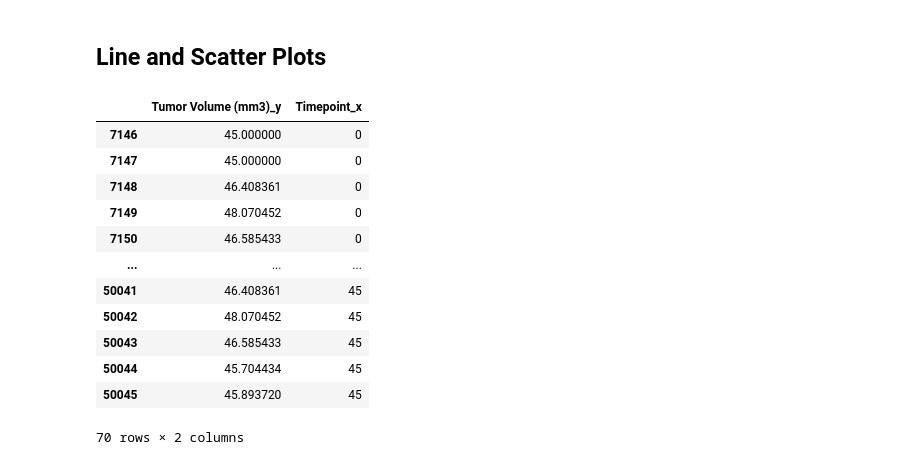
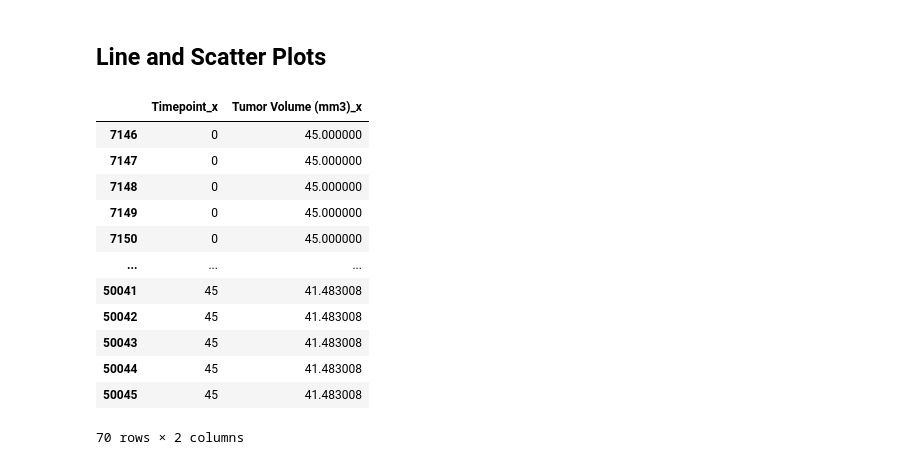
Before and after one commit to nfaber1/matplotlib-challenge, a Jupyter notebook: matplotlib-challenge-code.ipynb, the cells around one changed output. Drawn from its saved outputs; the diff is of its cells as text; code cells hidden in the pictures.

```diff
--- a/matplotlib-challenge-code.ipynb
+++ b/matplotlib-challenge-code.ipynb
@@ -401,19 +397,19 @@ plt.show()
 # %%
 aa=study_data_complete21.loc[study_data_complete21['Mouse ID'] == ("l509")]
 aa.rename(columns={'Tumor Volume (mm3)_x':'Tumor_Volume_mm3_x'})
-bb=aa.loc[:, ['Tumor Volume (mm3)_y', 'Timepoint_x']]
+bb=aa.loc[:, ['Timepoint_x','Tumor Volume (mm3)_x']]
 bb
 # %% [output]
-|  | Tumor Volume (mm3)_y | Timepoint_x |
-| 7146 | 45.000000 | 0 |
-| 7147 | 45.000000 | 0 |
-| 7148 | 46.408361 | 0 |
-| 7149 | 48.070452 | 0 |
-| 7150 | 46.585433 | 0 |
+|  | Timepoint_x | Tumor Volume (mm3)_x |
+| 7146 | 0 | 45.000000 |
+| 7147 | 0 | 45.000000 |
+| 7148 | 0 | 45.000000 |
+| 7149 | 0 | 45.000000 |
+| 7150 | 0 | 45.000000 |
 | ... | ... | ... |
-| 50041 | 46.408361 | 45 |
-| 50042 | 48.070452 | 45 |
-| 50043 | 46.585433 | 45 |
-| 50044 | 45.704434 | 45 |
-| 50045 | 45.893720 | 45 |
+| 50041 | 45 | 41.483008 |
+| 50042 | 45 | 41.483008 |
+| 50043 | 45 | 41.483008 |
+| 50044 | 45 | 41.483008 |
+| 50045 | 45 | 41.483008 |
 70 rows × 2 columns
```
Also changed, not shown: parts of 16 cells of this notebook.
